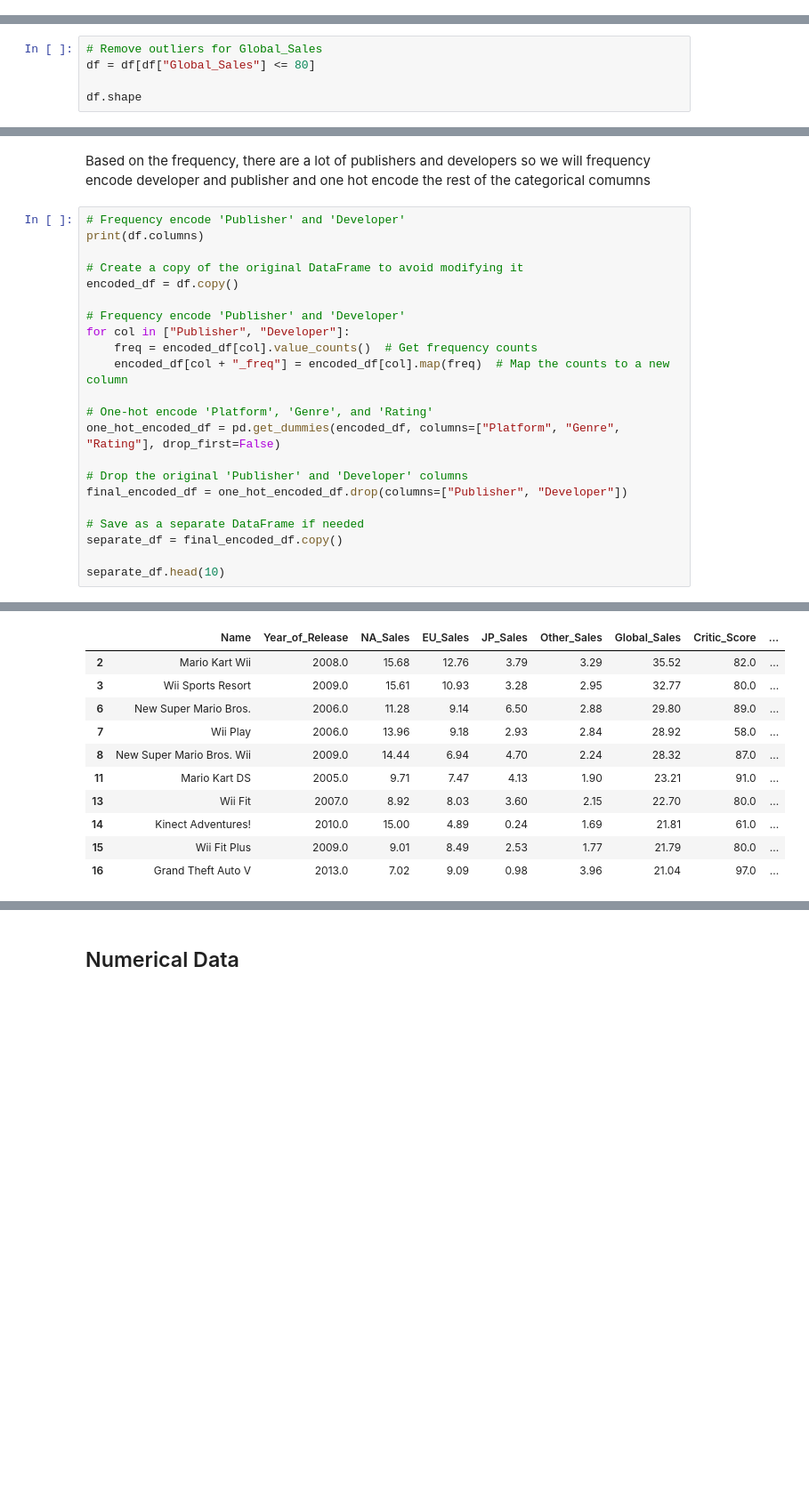
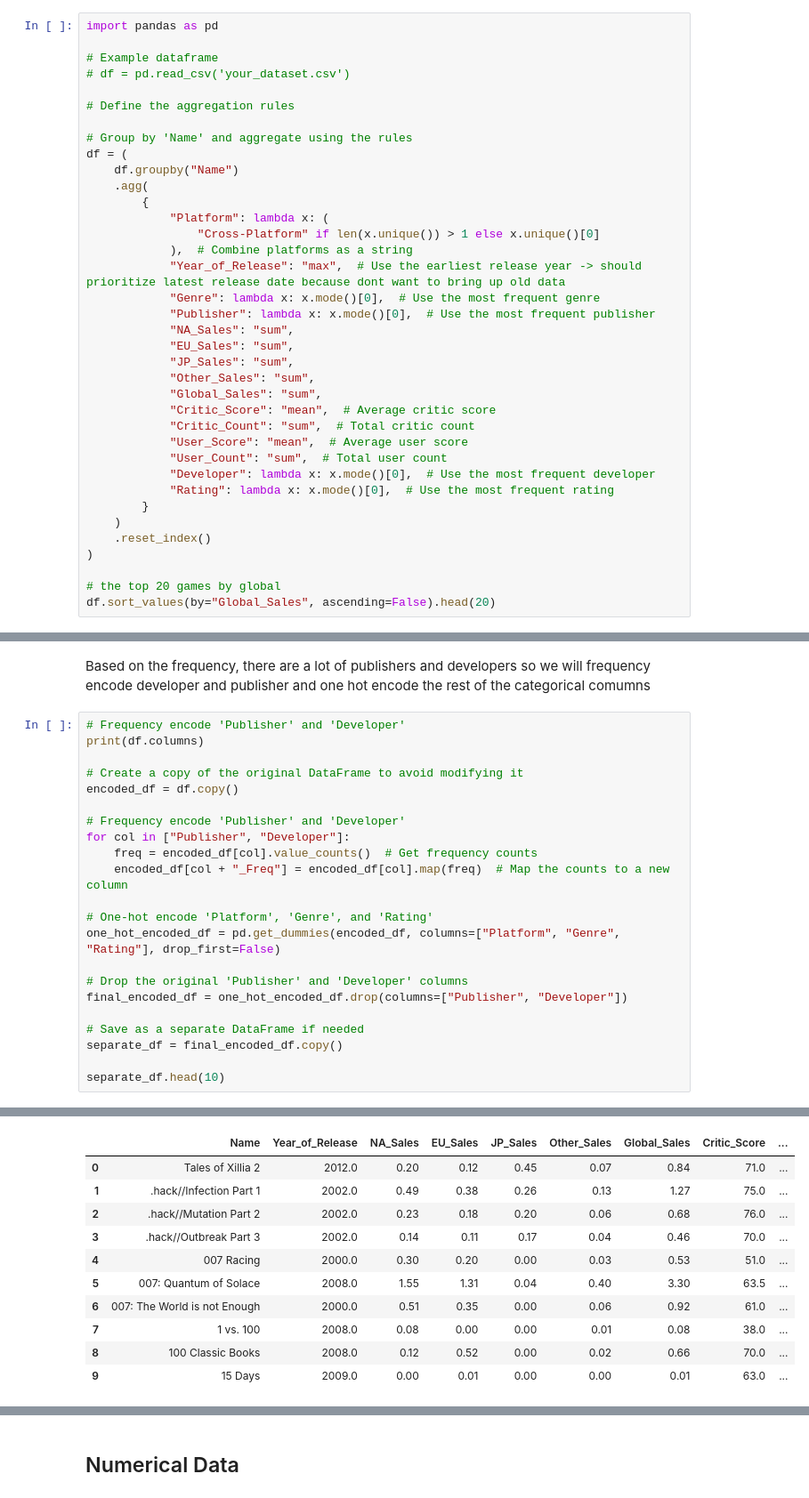
Before and after one commit to SahirHameed/Video-Game-Sales-Prediction, a Jupyter notebook: Video_Game_Sales_Prediction.ipynb, the cells around one changed output, grey strips where cells are left out. Shown at 89% size. Drawn from its saved outputs; the diff is of its cells as text; blank space fills up the shorter version.

```diff
--- a/Video_Game_Sales_Prediction.ipynb
+++ b/Video_Game_Sales_Prediction.ipynb
@@ -198,0 +225,37 @@ memory usage: 914.9+ KB
+# %%
+import pandas as pd
+
+# Example dataframe
+# df = pd.read_csv('your_dataset.csv')
+
+# Define the aggregation rules
+
+# Group by 'Name' and aggregate using the rules
+df = (
+    df.groupby("Name")
+    .agg(
+        {
+            "Platform": lambda x: (
+                "Cross-Platform" if len(x.unique()) > 1 else x.unique()[0]
+            ),  # Combine platforms as a string
+            "Year_of_Release": "max",  # Use the earliest release year -> should prioritize latest release date because dont want to bring up old data
+            "Genre": lambda x: x.mode()[0],  # Use the most frequent genre
+            "Publisher": lambda x: x.mode()[0],  # Use the most frequent publisher
+            "NA_Sales": "sum",
+            "EU_Sales": "sum",
+            "JP_Sales": "sum",
+            "Other_Sales": "sum",
+            "Global_Sales": "sum",
+            "Critic_Score": "mean",  # Average critic score
+            "Critic_Count": "sum",  # Total critic count
+            "User_Score": "mean",  # Average user score
+            "User_Count": "sum",  # Total user count
+            "Developer": lambda x: x.mode()[0],  # Use the most frequent developer
+            "Rating": lambda x: x.mode()[0],  # Use the most frequent rating
+        }
+    )
+    .reset_index()
+)
+
+# the top 20 games by global
+df.sort_values(by="Global_Sales", ascending=False).head(20)
@@ -222,5 +298,0 @@ df.shape
-# %%
-# Remove outliers for Global_Sales
-df = df[df["Global_Sales"] <= 80]
-
-df.shape
@@ -271,38 +341,38 @@ Based on the frequency, there are a lot of publishers and developers so we will
 # %%
 # Frequency encode 'Publisher' and 'Developer'
 print(df.columns)
 
 # Create a copy of the original DataFrame to avoid modifying it
 encoded_df = df.copy()
 
 # Frequency encode 'Publisher' and 'Developer'
 for col in ["Publisher", "Developer"]:
     freq = encoded_df[col].value_counts()  # Get frequency counts
-    encoded_df[col + "_freq"] = encoded_df[col].map(freq)  # Map the counts to a new column
+    encoded_df[col + "_Freq"] = encoded_df[col].map(freq)  # Map the counts to a new column
 
 # One-hot encode 'Platform', 'Genre', and 'Rating'
 one_hot_encoded_df = pd.get_dummies(encoded_df, columns=["Platform", "Genre", "Rating"], drop_first=False)
 
 # Drop the original 'Publisher' and 'Developer' columns
 final_encoded_df = one_hot_encoded_df.drop(columns=["Publisher", "Developer"])
 
 # Save as a separate DataFrame if needed
 separate_df = final_encoded_df.copy()
 
 separate_df.head(10)
 # %% [output]
 Index(['Name', 'Platform', 'Year_of_Release', 'Genre', 'Publisher', 'NA_Sales',
        'EU_Sales', 'JP_Sales', 'Other_Sales', 'Global_Sales', 'Critic_Score',
        'Critic_Count', 'User_Score', 'User_Count', 'Developer', 'Rating'],
       dtype='object')
 |  | Name | Year_of_Release | NA_Sales | EU_Sales | JP_Sales | Other_Sales | Global_Sales | Critic_Score | ... |
-| 2 | Mario Kart Wii | 2008.0 | 15.68 | 12.76 | 3.79 | 3.29 | 35.52 | 82.0 | ... |
-| 3 | Wii Sports Resort | 2009.0 | 15.61 | 10.93 | 3.28 | 2.95 | 32.77 | 80.0 | ... |
-| 6 | New Super Mario Bros. | 2006.0 | 11.28 | 9.14 | 6.50 | 2.88 | 29.80 | 89.0 | ... |
-| 7 | Wii Play | 2006.0 | 13.96 | 9.18 | 2.93 | 2.84 | 28.92 | 58.0 | ... |
-| 8 | New Super Mario Bros. Wii | 2009.0 | 14.44 | 6.94 | 4.70 | 2.24 | 28.32 | 87.0 | ... |
-| 11 | Mario Kart DS | 2005.0 | 9.71 | 7.47 | 4.13 | 1.90 | 23.21 | 91.0 | ... |
-| 13 | Wii Fit | 2007.0 | 8.92 | 8.03 | 3.60 | 2.15 | 22.70 | 80.0 | ... |
-| 14 | Kinect Adventures! | 2010.0 | 15.00 | 4.89 | 0.24 | 1.69 | 21.81 | 61.0 | ... |
-| 15 | Wii Fit Plus | 2009.0 | 9.01 | 8.49 | 2.53 | 1.77 | 21.79 | 80.0 | ... |
-| 16 | Grand Theft Auto V | 2013.0 | 7.02 | 9.09 | 0.98 | 3.96 | 21.04 | 97.0 | ... |
+| 0 | Tales of Xillia 2 | 2012.0 | 0.20 | 0.12 | 0.45 | 0.07 | 0.84 | 71.0 | ... |
+| 1 | .hack//Infection Part 1 | 2002.0 | 0.49 | 0.38 | 0.26 | 0.13 | 1.27 | 75.0 | ... |
+| 2 | .hack//Mutation Part 2 | 2002.0 | 0.23 | 0.18 | 0.20 | 0.06 | 0.68 | 76.0 | ... |
+| 3 | .hack//Outbreak Part 3 | 2002.0 | 0.14 | 0.11 | 0.17 | 0.04 | 0.46 | 70.0 | ... |
+| 4 | 007 Racing | 2000.0 | 0.30 | 0.20 | 0.00 | 0.03 | 0.53 | 51.0 | ... |
+| 5 | 007: Quantum of Solace | 2008.0 | 1.55 | 1.31 | 0.04 | 0.40 | 3.30 | 63.5 | ... |
+| 6 | 007: The World is not Enough | 2000.0 | 0.51 | 0.35 | 0.00 | 0.06 | 0.92 | 61.0 | ... |
+| 7 | 1 vs. 100 | 2008.0 | 0.08 | 0.00 | 0.00 | 0.01 | 0.08 | 38.0 | ... |
+| 8 | 100 Classic Books | 2008.0 | 0.12 | 0.52 | 0.00 | 0.02 | 0.66 | 70.0 | ... |
+| 9 | 15 Days | 2009.0 | 0.00 | 0.01 | 0.00 | 0.00 | 0.01 | 63.0 | ... |
```
Also changed, not shown: parts of 20 cells of this notebook.
